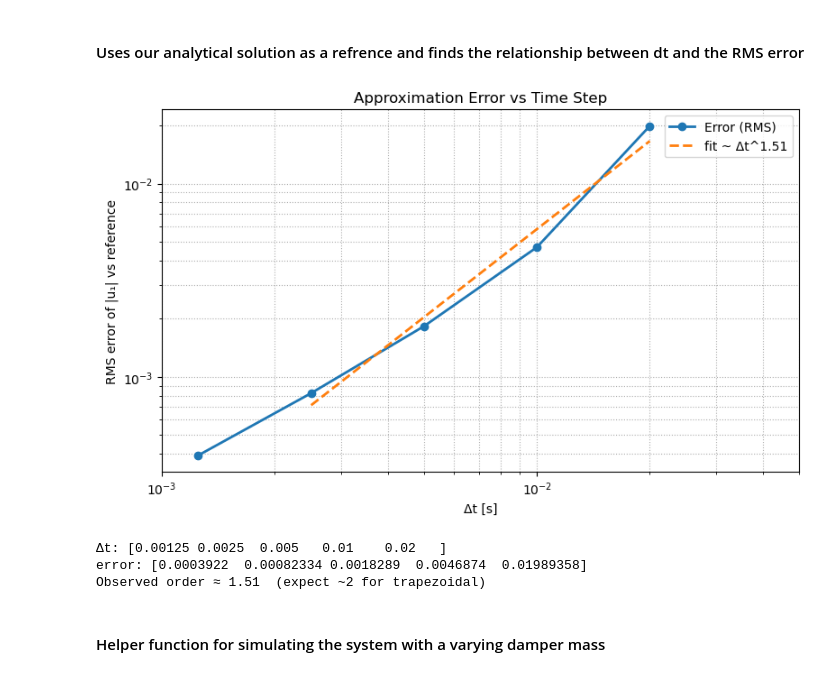
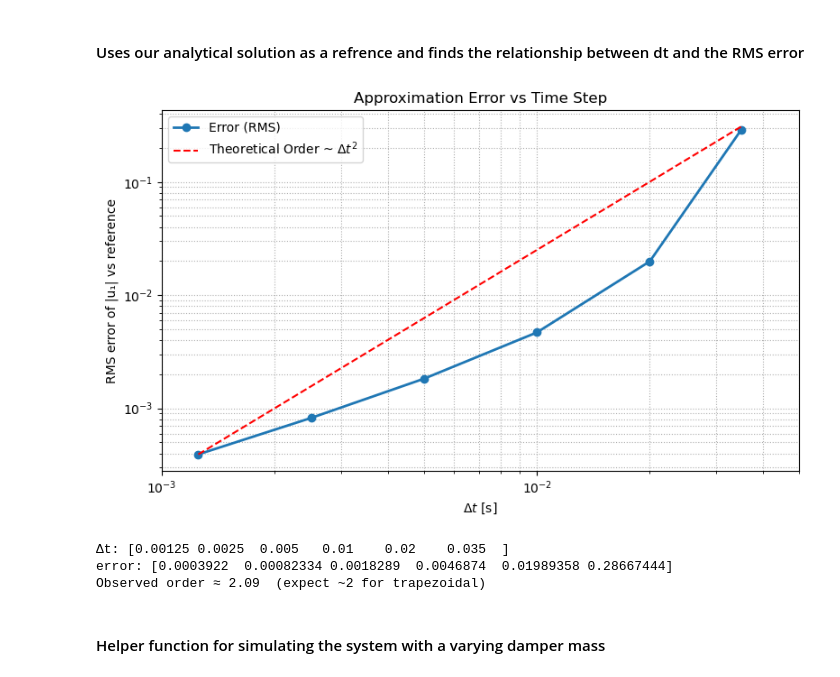
Before and after one commit to LukeFic/AE370, a Jupyter notebook: 370Project1Code.ipynb, the cells around one changed output. Saved outputs shown, nothing was run; the diff lists cells and outputs as text; code cells hidden in the pictures.

Commit message:
Corrected deltaT vs size graph

```diff
--- a/370Project1Code.ipynb
+++ b/370Project1Code.ipynb
@@ -245,8 +245,13 @@ plt.show()
 # %% [markdown]
 #### Uses our analytical solution as a refrence and finds the relationship between dt and the RMS error
 # %%
+import matplotlib.pyplot as plt
+
 # Helper: run absolute building response at a given dt
 def simulate_building_abs(M, C, K, dt, T, f0, A, t_center):
+    """
+    Integrates the 2-DOF system for a given dt and returns the absolute building displacement.
+    """
     t  = np.arange(0, T + dt, dt)
     ag = A * ricker(t - t_center, f0)
 
@@ -259,12 +264,13 @@ def simulate_building_abs(M, C, K, dt, T, f0, A, t_center):
 
     u_building = r[:, 0] + xg   # absolute building displacement u1
     return t, u_building
+
 def xdot_rel(t, x):
     # state: [r1, r1dot, r2, r2dot]
     r1, v1, r2, v2 = x
     ag_t = A * ricker(t - t_center, f0)
 
-    # M r¨ + C r˙ + K r = -M * 1 * ag
+    # M r̈ + C r˙ + K r = -M * 1 * ag
     # explicit 2-DOF:
     a1 = ( - (c1 + c2)*v1 + c2*v2 - (k1 + k2)*r1 + k2*r2 - m1*ag_t ) / m1
     a2 = (   c2*v1 - c2*v2 + k2*r1 - k2*r2 - m2*ag_t ) / m2
@@ -285,7 +291,6 @@ def reference_u1(T, m1, m2, c1, c2, k1, k2, f0, A, t_center, n_eval=12001):
 
 def approximation_error_vs_dt(dt_list, M, C, K, T, f0, A, t_center,
                               norm="rms", make_plot=True, fit_slice=None):
-    import matplotlib.pyplot as plt
 
     dt_list = np.array(sorted(dt_list))
 
@@ -305,8 +310,6 @@ def approximation_error_vs_dt(dt_list, M, C, K, T, f0, A, t_center,
         errors.append(e)
     errors = np.array(errors)
 
-
-
     # choose which points to fit
     if fit_slice is None:
         fit_slice = slice(1, None)  # ignore the first
@@ -320,51 +323,53 @@ def approximation_error_vs_dt(dt_list, M, C, K, T, f0, A, t_center,
 
         if mask.sum() == 0:
             raise ValueError("All errors are non-finite or zero; nothing to plot on log axes.")
 
         plt.figure(figsize=(8, 5))
         plt.loglog(dt_list[mask], errors_plot[mask], marker='o', linewidth=2, markersize=6,
                label=f'Error ({norm.upper()})')
 
-        # Fit using the same finite/positive subset
-        if fit_slice is None:
-            fit_slice = slice(1, None)
-        fit_mask = mask.copy()
-        # apply the slice to indices:
-        idx = np.arange(len(dt_list))
-        fit_idx = idx[fit_slice]
-        fit_mask &= np.isin(idx, fit_idx)
+        # Plot theoretical order 2 line (x^2 line)
+        if mask.sum() > 0:
+            # Anchor theoretical line to the first valid data point
+            first_dt_masked = dt_list[mask][0]
+            first_error_masked = errors_plot[mask][0]
 
-        p, b = np.polyfit(np.log(dt_list[fit_mask]), np.log(errors_plot[fit_mask] + eps), 1)
-        fit_x = dt_list[fit_mask]
-        fit_y = np.exp(b) * fit_x**p
-        plt.loglog(fit_x, fit_y, '--', linewidth=2, label=f'fit ~ Δt^{p:.2f}')
+            # Theoretical line: error = C * dt^2
+            # log(error) = log(C) + 2 * log(dt)
+            # C = error / dt^2
+            C_theoretical = first_error_masked / (first_dt_masked**2)
+
+            # Generate points for the theoretical line across the same dt range
+            dt_theoretical = np.logspace(np.log10(dt_list[mask].min()), np.log10(dt_list[mask].max()), 100)
+            error_theoretical = C_theoretical * (dt_theoretical**2)
+            plt.loglog(dt_theoretical, error_theoretical, '--', color='red', label='Theoretical Order ~ $\Delta t^2$')
 
         plt.title('Approximation Error vs Time Step')
-        plt.xlabel('Δt [s]')
+        plt.xlabel('$\Delta t$ [s]')
         plt.ylabel(f'{norm.upper()} error of |u₁| vs reference')
         plt.grid(True, which='both', linestyle=':')
         plt.legend()
         plt.tight_layout()
         plt.xlim([1e-3,.5e-1])
         plt.show()
 
 
     return {'dt': dt_list, 'error': errors, 'order': p}
 
 # solve for range of dts
-dt_sweep = [2e-2, 1e-2, 5e-3, 2.5e-3, 1.25e-3]
+dt_sweep = [2e-2, 1e-2, 5e-3, 2.5e-3, 1.25e-3, .035]
 res = approximation_error_vs_dt(
     dt_sweep, M, C, K, T, f0, A, t_center,
     norm="rms", make_plot=True, fit_slice=slice(1, None)
 )
 print("Δt:", res['dt'])
 print("error:", res['error'])
 print(f"Observed order ≈ {res['order']:.2f}  (expect ~2 for trapezoidal)")
 # %% [output]
-[figure, old version]
+[figure, new version]
-Δt: [0.00125 0.0025  0.005   0.01    0.02   ]
-error: [0.0003922  0.00082334 0.0018289  0.0046874  0.01989358]
-Observed order ≈ 1.51  (expect ~2 for trapezoidal)
+Δt: [0.00125 0.0025  0.005   0.01    0.02    0.035  ]
+error: [0.0003922  0.00082334 0.0018289  0.0046874  0.01989358 0.28667444]
+Observed order ≈ 2.09  (expect ~2 for trapezoidal)
 # %% [markdown]
 #### Helper function for simulating the system with a varying damper mass
 # %%
```
